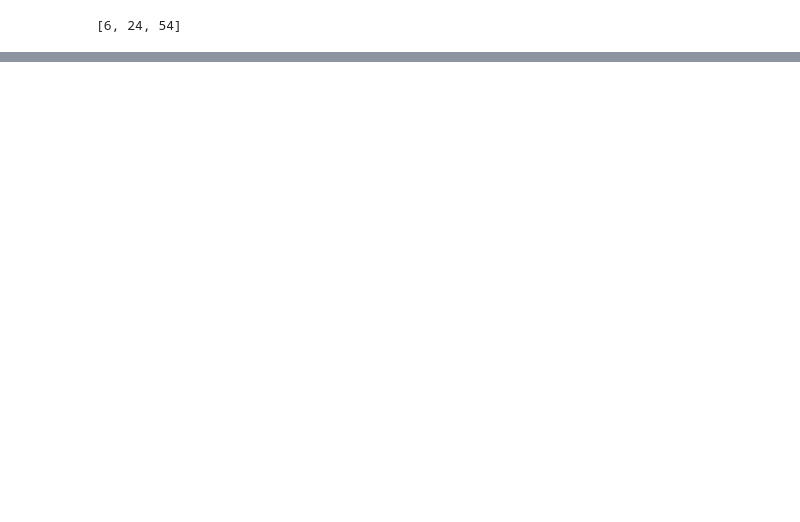
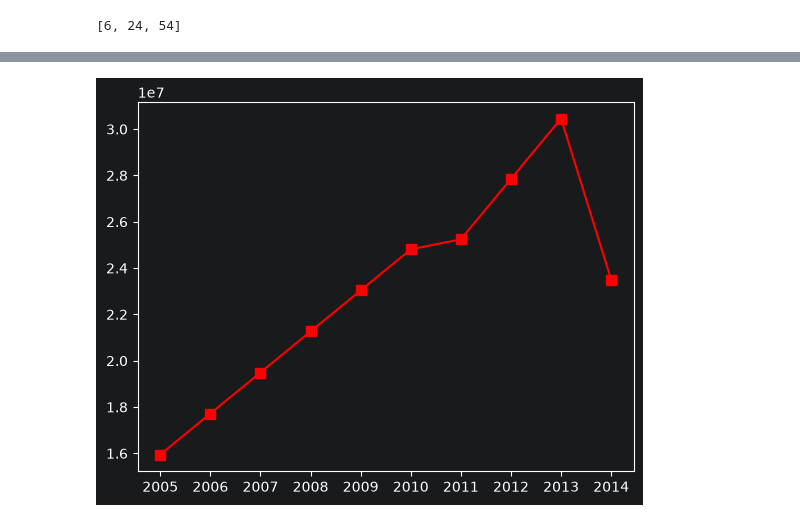
Before and after one commit to ca384/Python-data-analysis, a Jupyter notebook: 2nd data science course.ipynb, the cells around one changed output, grey strips where cells are left out. Cells and saved outputs as stored; diff of their text form; code cells hidden in the pictures; blank space fills up the shorter version.

```diff
--- a/2nd data science course.ipynb
+++ b/2nd data science course.ipynb
@@ -344,0 +465,7 @@ print(yd)
+# %%
+
+plt.plot(Salary[0], c = 'Red', ls= '-', marker= 's', ms= 7)
+plt.xticks(list(range(0,10)), Seasons)
+plt.show()
+# %% [output]
+[figure, added]
```
Also changed, not shown: parts of 25 cells of this notebook.
